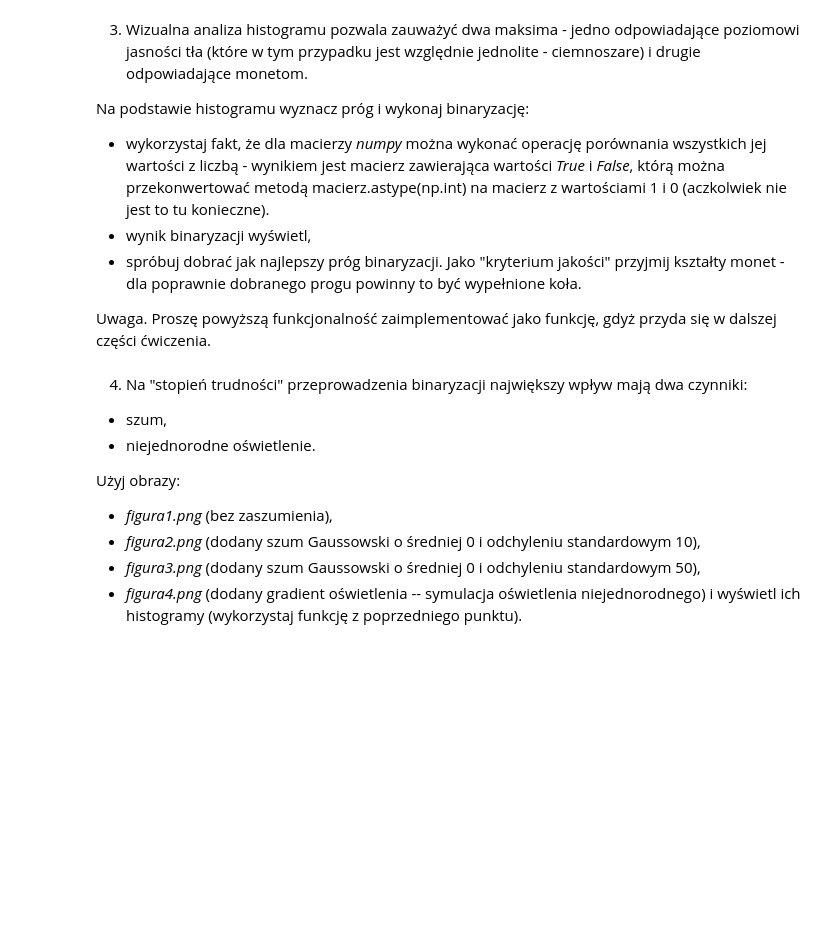
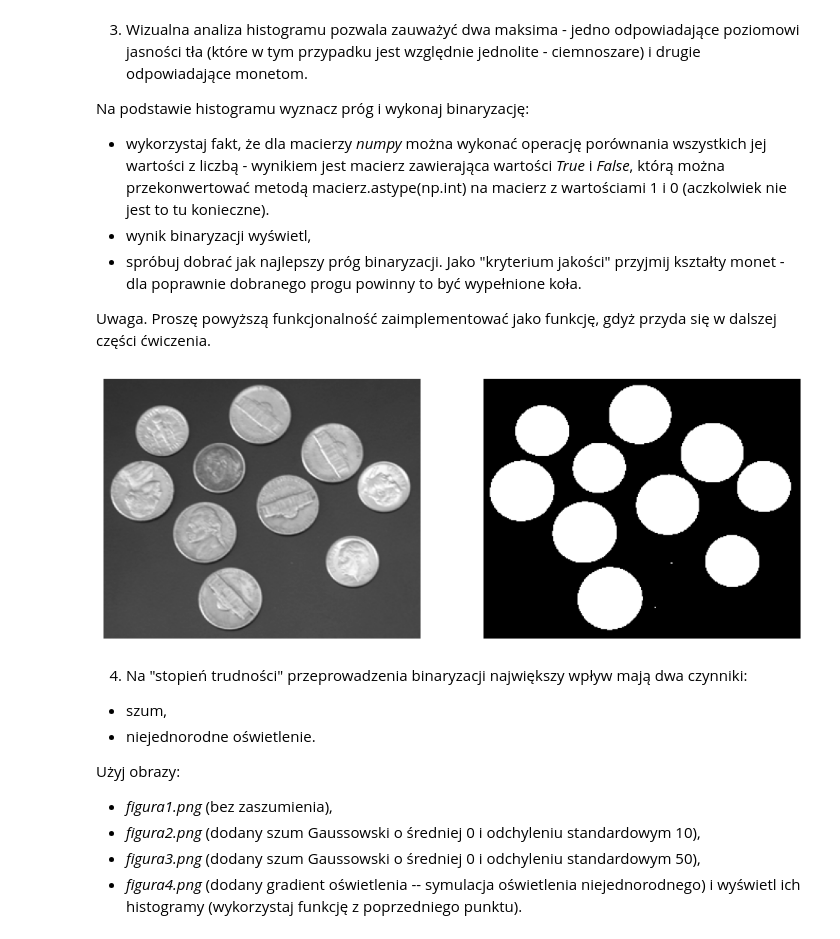
Before and after one commit to Szaroslav/introduction-to-digital-image-processing-agh-cs-course, a Jupyter notebook: lab4/lab4.ipynb, the cells around one changed output. Cells and saved outputs as stored; diff of their text form; code cells hidden in the pictures; blank space fills up the shorter version.

```diff
--- a/lab4/lab4.ipynb
+++ b/lab4/lab4.ipynb
@@ -66,6 +83,22 @@ Na podstawie histogramu wyznacz próg i wykonaj binaryzację:
 - spróbuj dobrać jak najlepszy próg binaryzacji. Jako "kryterium jakości" przyjmij kształty monet - dla poprawnie dobranego progu powinny to być wypełnione koła.
 
 Uwaga. Proszę powyższą funkcjonalność zaimplementować jako funkcję, gdyż przyda się w dalszej części ćwiczenia.
+# %%
+def binarize(image, threshold):
+  image_binarized = (image >= threshold).astype(np.uint8)
+
+  fig, axs = plt.subplots(1, 2)
+  fig.set_size_inches(12, 5)
+  axs[0].axis("off")
+  axs[0].imshow(image, "gray", vmin=0, vmax=255)
+  axs[1].axis("off")
+  axs[1].imshow(image_binarized, "gray", vmin=0, vmax=1)
+
+  plt.show()
+# %%
+binarize(coins_image, 81)
+# %% [output]
+[figure, added]
 # %% [markdown]
 4. Na "stopień trudności" przeprowadzenia binaryzacji największy wpływ mają dwa czynniki:
 - szum,
```
Also changed, not shown: parts of 6 cells of this notebook, 1 other file.
